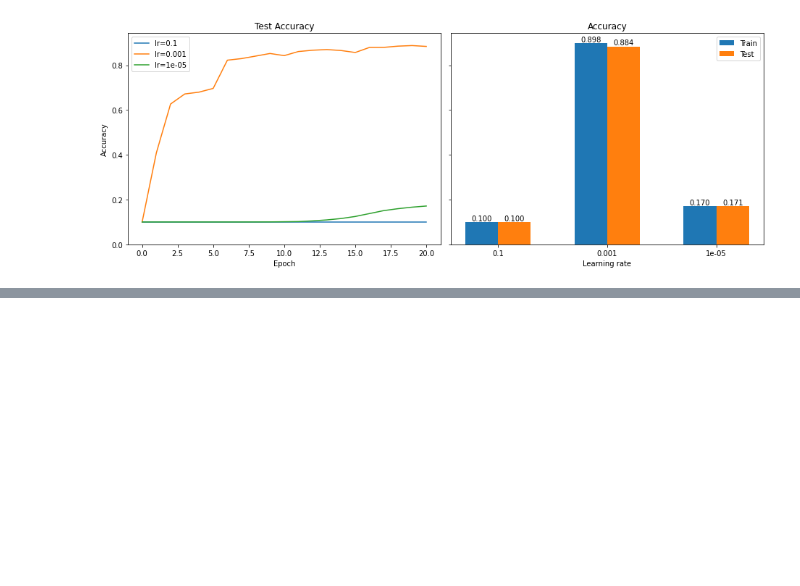
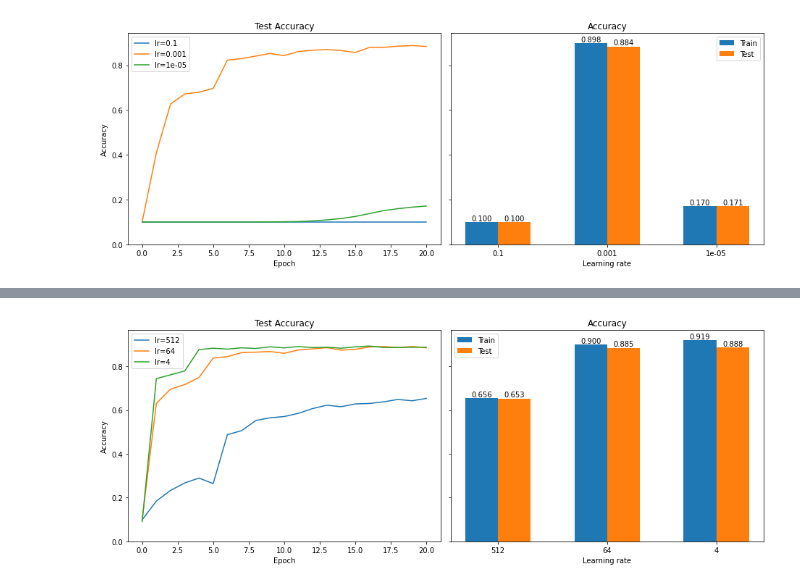
Before and after one commit to nyoma-diamond/L335_Exercise, a Jupyter notebook: classification.ipynb, the cells around one changed output, grey strips where cells are left out. Saved outputs shown, nothing was run; the diff lists cells and outputs as text; code cells hidden in the pictures; blank space fills up the shorter version.

```diff
--- a/classification.ipynb
+++ b/classification.ipynb
@@ -394,10 +395,14 @@ lrs = {
 }
 
 for lr in lrs.keys():
-    lr_conv_model = ConvNet(n_hidden=256, conv_channels=9, kernel_size=5).to(device)
-    optimizer = torch.optim.SGD(lr_conv_model.parameters(), lr=lr, momentum=0.9)
+    try:
+        lrs[lr] = dill.load(open(f'lr_{lr}.pkl', 'rb'))
+    except:
+        lr_conv_model = ConvNet(n_hidden=256, conv_channels=9, kernel_size=5).to(device)
+        optimizer = torch.optim.SGD(lr_conv_model.parameters(), lr=lr, momentum=0.9)
 
-    lrs[lr] = train(lr_conv_model, optimizer, loss_fn, n_epochs=train_epochs)
+        lrs[lr] = train(lr_conv_model, optimizer, loss_fn, n_epochs=train_epochs)
+        dill.dump(lrs[lr], open(f'lr_{lr}.pkl', 'wb'))
 # %% [output]
 epoch: 1 batch: 199 loss: 2.2966218972206116
 epoch: 1 batch: 399 loss: 2.3025848865509033
@@ -446,15 +451,19 @@ plt.show()
 loss_fn = nn.CrossEntropyLoss()
 
 batch_sizes = {
-    4: None,
+    512: None,
     64: None,
-    512: None
+    4: None
 }
 
 for batch_size in batch_sizes.keys():
-    bs_trainloader = DataLoader(training_data, batch_size=train_batch_size, shuffle=True, num_workers=2)
+    try:
+        batch_sizes[batch_size] = dill.load(open(f'bs_{bs}.pkl', 'rb'))
+    except:
+        bs_trainloader = DataLoader(training_data, batch_size=batch_size, shuffle=True, num_workers=2)
 
-    bs_conv_model = ConvNet(n_hidden=256, conv_channels=9, kernel_size=5).to(device)
-    optimizer = torch.optim.SGD(bs_conv_model.parameters(), lr=0.001, momentum=0.9)
+        bs_conv_model = ConvNet(n_hidden=256, conv_channels=9, kernel_size=5).to(device)
+        optimizer = torch.optim.SGD(bs_conv_model.parameters(), lr=0.001, momentum=0.9)
 
-    batch_sizes[batch_size] = train(bs_conv_model, optimizer, loss_fn, n_epochs=train_epochs, trainloader=bs_trainloader)
+        batch_sizes[batch_size] = train(bs_conv_model, optimizer, loss_fn, n_epochs=train_epochs, trainloader=bs_trainloader)
+        dill.dump(batch_sizes[batch_size], open(f'bs_{batch_size}.pkl', 'wb'))
@@ -461,24 +488,26 @@ for batch_size in batch_sizes.keys():
 # %%
 _, axs = plt.subplots(1,2, figsize=(13,5), sharey=True)
 
 for bs in batch_sizes.keys():
     axs[0].plot(batch_sizes[bs]['accuracy']['test'], label=f'lr={bs}')
 axs[0].set_title('Test Accuracy')
 axs[0].set_ylabel('Accuracy')
 axs[0].set_xlabel('Epoch')
 axs[0].legend()
 
 width = 0.3
 x = np.arange(len(batch_sizes))
 
 bs_train_bars = axs[1].bar(x-width/2, [batch_sizes[bs]['accuracy']['train'][-1] for bs in batch_sizes.keys()], width, label=f'Train')
 bs_test_bars = axs[1].bar(x+width/2, [batch_sizes[bs]['accuracy']['test'][-1] for bs in batch_sizes.keys()], width, label=f'Test')
 axs[1].bar_label(bs_train_bars, fmt='{:.3f}')
 axs[1].bar_label(bs_test_bars, fmt='{:.3f}')
 axs[1].set_title('Accuracy')
-axs[1].set_xticks(np.arange(len(batch_sizes), batch_sizes.keys()))
+axs[1].set_xticks(np.arange(len(batch_sizes)), batch_sizes.keys())
 axs[1].set_xlabel('Learning rate')
 axs[1].legend()
 
 plt.tight_layout()
 plt.show()
+# %% [output]
+[figure, added]
```
Also changed, not shown: parts of 7 cells of this notebook, 1 other file.
